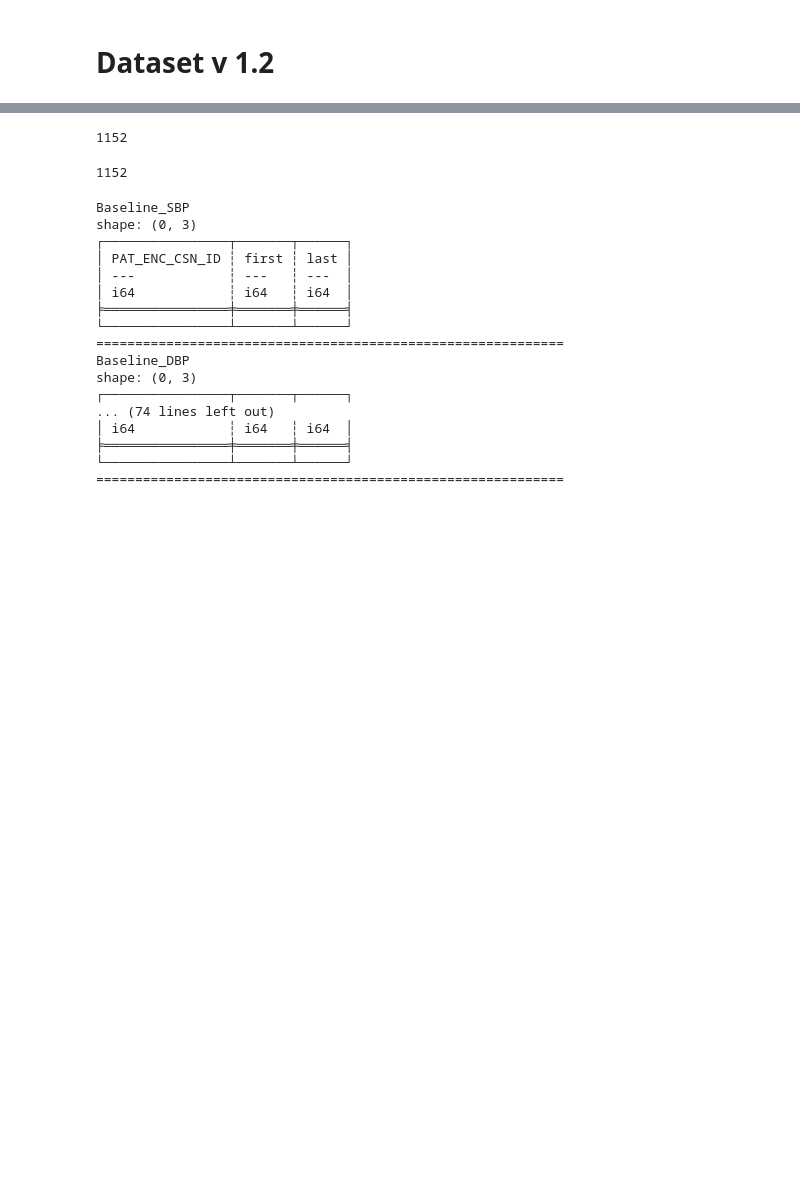
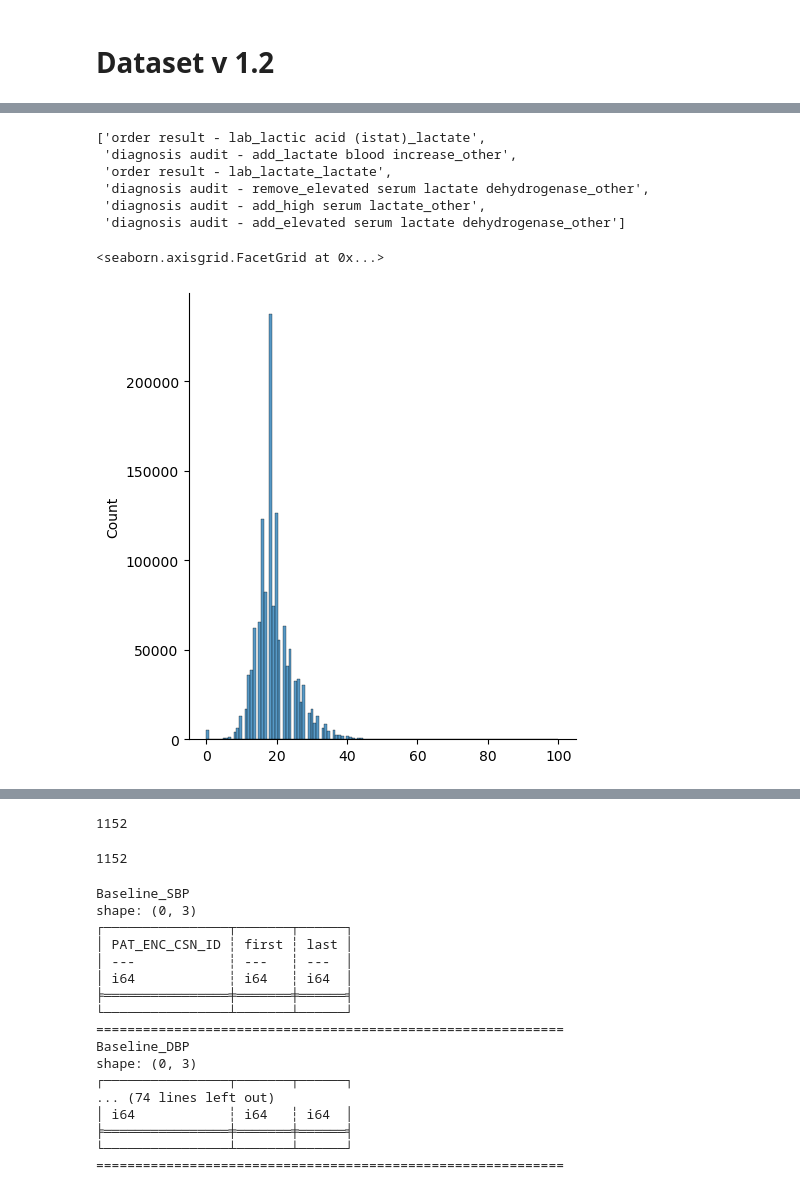
Before and after one commit to UTSW-CIC/Sepsis-Analysis, a Jupyter notebook: notebooks/00_eda.ipynb, the cells around one changed output, grey strips where cells are left out. Saved outputs shown, nothing was run; the diff lists cells and outputs as text; code cells hidden in the pictures; blank space fills up the shorter version.

```diff
--- a/notebooks/00_eda.ipynb
+++ b/notebooks/00_eda.ipynb
@@ -139,8 +141,8 @@ lf_all = pl.concat(
 #     pl.col("Event_DateTime").str.strptime(pl.Datetime, format="%Y-%m-%d %H:%M:%S%.f")
 #     )
 
-lf_baseline = cast_datetime_cols(lf_baseline, ['Pt_Arrival', 'Admit_Time'])
+# lf_baseline = cast_datetime_cols(lf_baseline, ['Pt_Arrival', 'Admit_Time'])
 lf_all = cast_datetime_cols(lf_all, ['Pt_Arrival', 'Event_DateTime', 'Admit_Time'])
 lf_all = lf_all.with_columns(
     event_full_name = (pl.col("Type")+"_"+pl.col("EVENT_NAME")+"_"+pl.col("Event_Grouper")).str.to_lowercase()
-)
+).sort(by=['PAT_ENC_CSN_ID', 'Event_DateTime'])
@@ -146,0 +288,2 @@ lf_all = lf_all.with_columns(
+# %%
+df_all = lf_all.collect()
@@ -146,0 +531,8 @@ lf_all = lf_all.with_columns(
+# %%
+expr_clean_numeric = (
+    pl.col("MEAS_VALUE")
+    .str.extract(r"(-?\d+\.?\d*)", 1) # Regex to capture integer or float
+    .cast(pl.Float64)
+    .alias("val_numeric")
+)
+df_all = df_all.with_columns(expr_clean_numeric)
@@ -146,0 +825,23 @@ lf_all = lf_all.with_columns(
+# %%
+df_all.filter(
+    pl.col("event_full_name").str.to_lowercase().str.contains("lactate")
+)['event_full_name'].unique().to_list()
+# %% [output]
+['order result - lab_lactic acid (istat)_lactate',
+ 'diagnosis audit - add_lactate blood increase_other',
+ 'order result - lab_lactate_lactate',
+ 'diagnosis audit - remove_elevated serum lactate dehydrogenase_other',
+ 'diagnosis audit - add_high serum lactate_other',
+ 'diagnosis audit - add_elevated serum lactate dehydrogenase_other']
+# %%
+v = df_all.filter(
+    pl.col("event_full_name").str.to_lowercase().str.contains("flowsheet_respirations_respirations")
+).select("PAT_ENC_CSN_ID", "Event_DateTime", "event_full_name", 'val_numeric')['val_numeric'].to_numpy()
+# %%
+sns.displot(
+    # x=v[np.where(~np.isnan(v)&(v<50))], kind='hist', bins=128
+    x=v, kind='hist', bins=128
+)
+# %% [output]
+<seaborn.axisgrid.FacetGrid at 0x...>
+[figure, added]
```
Also changed, not shown: parts of 38 cells of this notebook, 49 other files.
